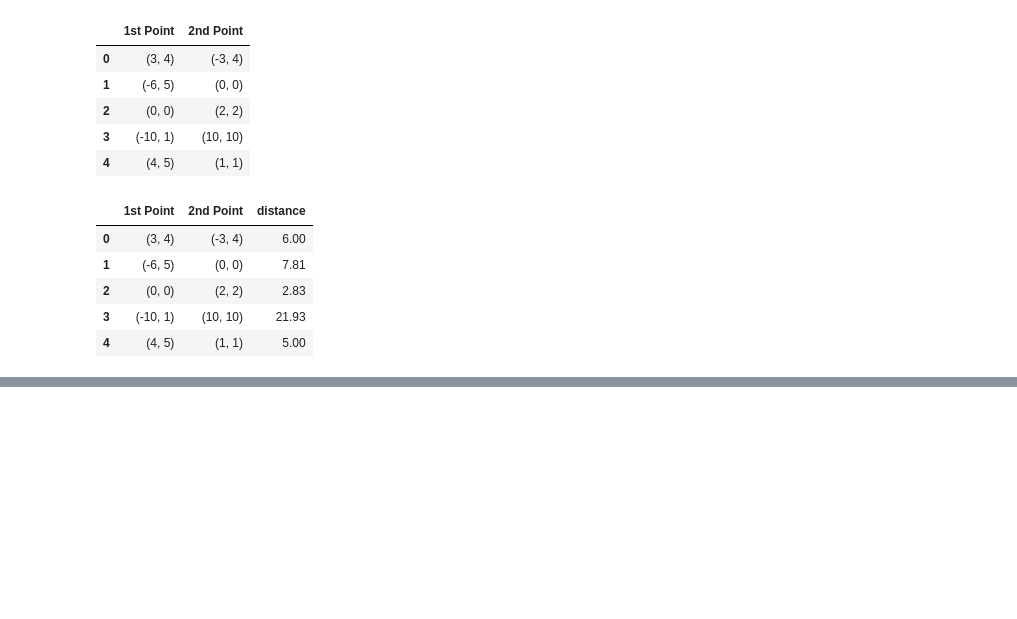
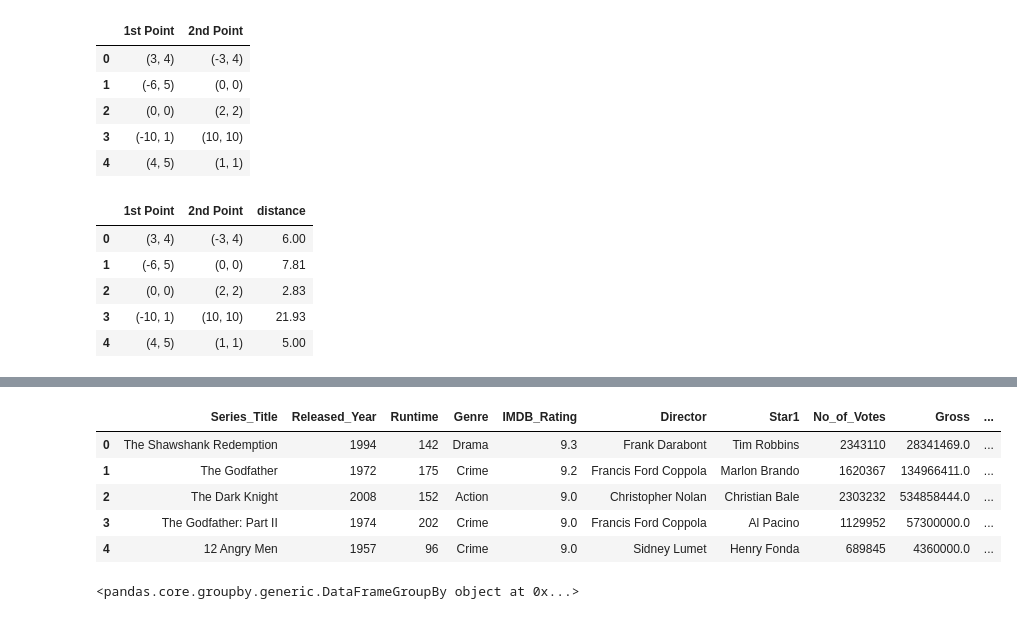
Before and after one commit to VShah2312/Data_Science_Code_N_Debug, a Jupyter notebook: Python_Basics/Pandas_DataFrame.ipynb, the cells around one changed output, grey strips where cells are left out. Saved outputs shown, nothing was run; the diff lists cells and outputs as text; code cells hidden in the pictures; blank space fills up the shorter version.

Commit message:
pandas

```diff
--- a/Python_Basics/Pandas_DataFrame.ipynb
+++ b/Python_Basics/Pandas_DataFrame.ipynb
@@ -1282,0 +1274,5 @@ points_df
+# %%
+folder_path= '/Users/vrunda/Library/CloudStorage/GoogleDrive-shahvrunda231296@gmail.com/.shortcut-targets-by-id/1If4Xq7JBYnZ3iRTOYUU8DDWlZlr7e5rJ/Dataset, Assignments, Interview Prep - D1'
+file_path='/dataset/imdb-top-1000.csv' # path of the dataset
+
+imdb_100=pd.read_csv(folder_path+file_path)
@@ -1282,0 +1284,13 @@ points_df
+# %%
+imdb_100.head() # groupby on categorical columns only.
+# %% [output]
+|  | Series_Title | Released_Year | Runtime | Genre | IMDB_Rating | Director | Star1 | No_of_Votes | Gross | ... |
+| 0 | The Shawshank Redemption | 1994 | 142 | Drama | 9.3 | Frank Darabont | Tim Robbins | 2343110 | 28341469.0 | ... |
+| 1 | The Godfather | 1972 | 175 | Crime | 9.2 | Francis Ford Coppola | Marlon Brando | 1620367 | 134966411.0 | ... |
+| 2 | The Dark Knight | 2008 | 152 | Action | 9.0 | Christopher Nolan | Christian Bale | 2303232 | 534858444.0 | ... |
+| 3 | The Godfather: Part II | 1974 | 202 | Crime | 9.0 | Francis Ford Coppola | Al Pacino | 1129952 | 57300000.0 | ... |
+| 4 | 12 Angry Men | 1957 | 96 | Crime | 9.0 | Sidney Lumet | Henry Fonda | 689845 | 4360000.0 | ... |
+# %%
+imdb_100.groupby('Genre')
+# %% [output]
+<pandas.core.groupby.generic.DataFrameGroupBy object at 0x...>
```
Also changed, not shown: parts of 10 cells of this notebook, 1 other file.
